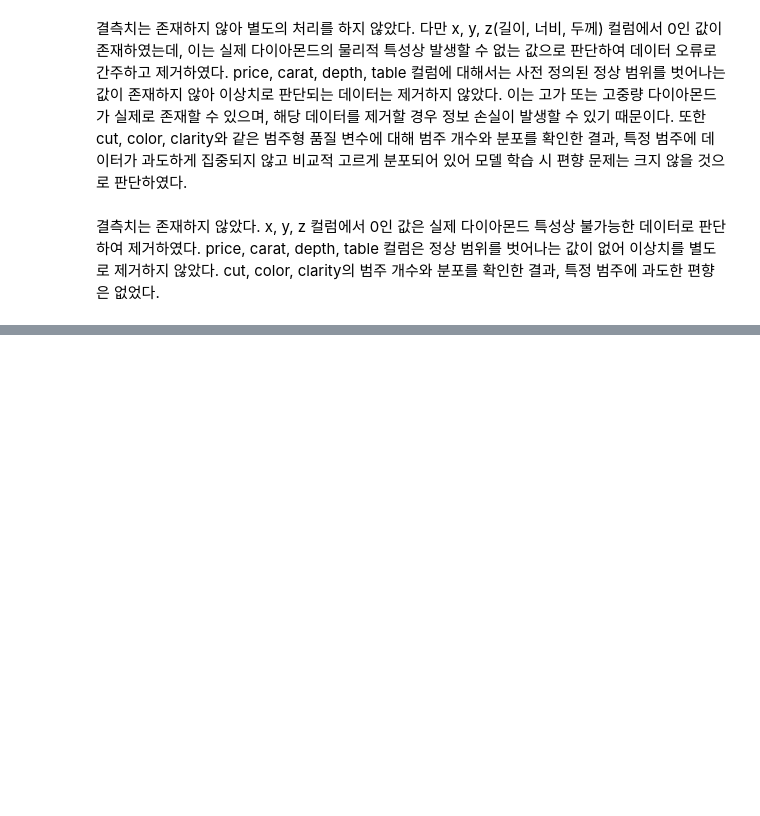
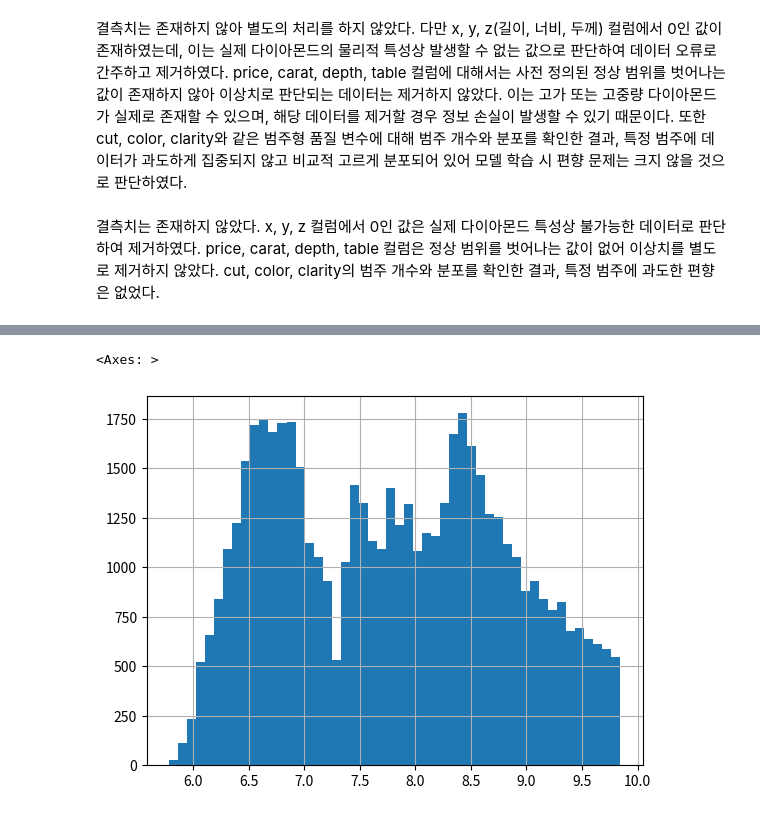
Before and after one commit to jyhong0207-netizen/python-study, a Jupyter notebook: DATA ANALYSIS BASIC/다이아몬드 과제.ipynb, the cells around one changed output, grey strips where cells are left out. Saved outputs shown, nothing was run; the diff lists cells and outputs as text; code cells hidden in the pictures; blank space fills up the shorter version.

```diff
--- a/DATA ANALYSIS BASIC/다이아몬드 과제.ipynb
+++ b/DATA ANALYSIS BASIC/다이아몬드 과제.ipynb
@@ -345,0 +449,3 @@ cut, color, clarity의 범주 개수와 분포를 확인한 결과, 특정 범
+# %%
+df["log_price"] = np.log(df["price"])
+df["log_carat"] = np.log(df["carat"])
@@ -345,0 +463,5 @@ cut, color, clarity의 범주 개수와 분포를 확인한 결과, 특정 범
+# %%
+df["log_price"].hist(bins=50)
+# %% [output]
+<Axes: >
+[figure, added]
```
Also changed, not shown: parts of 29 cells of this notebook, 1 other file.
